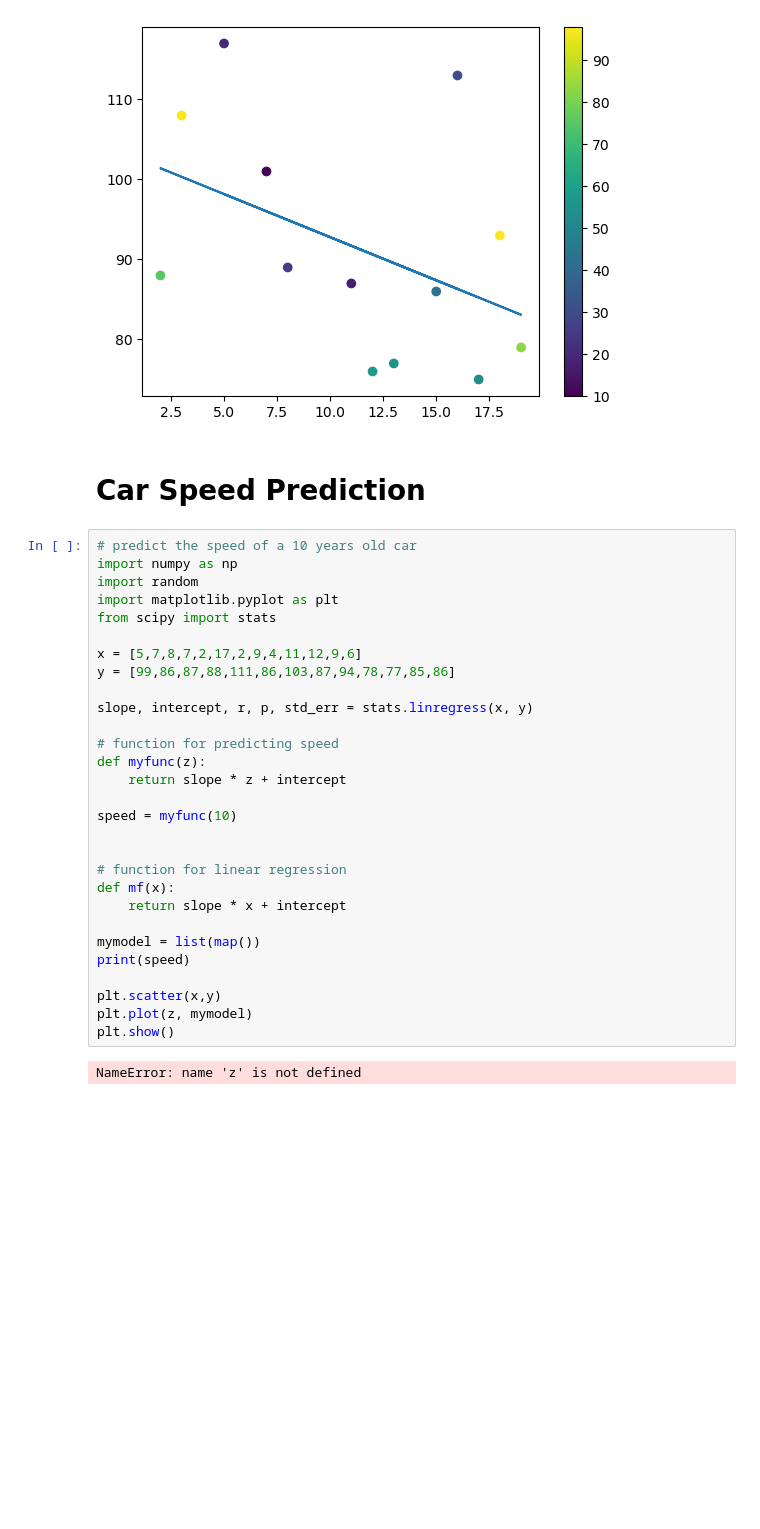
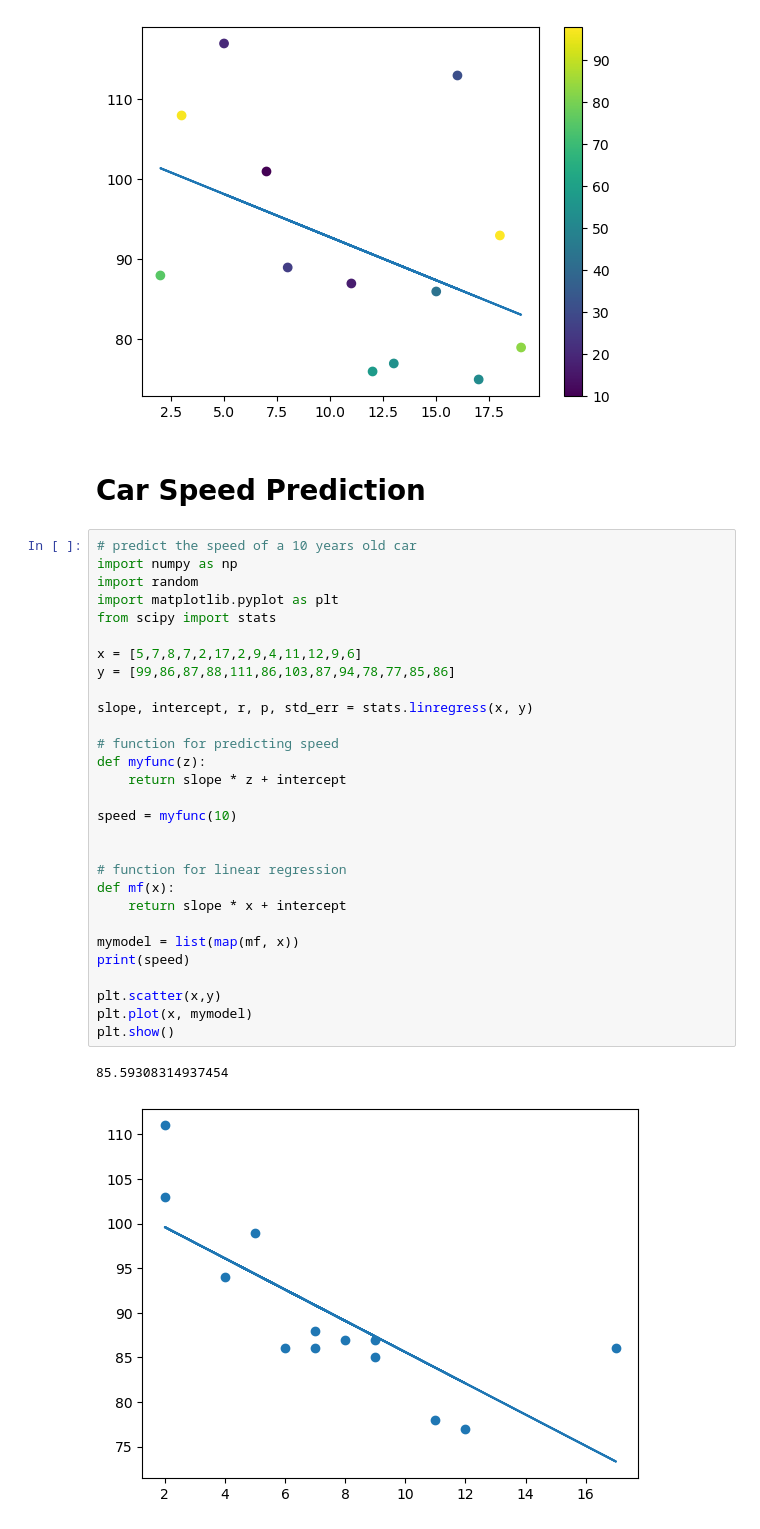
Before and after one commit to jabedkhanjb/Machine-Learning, a Jupyter notebook: Linear Regression.ipynb, the cells around one changed output. Drawn from its saved outputs; the diff is of its cells as text; blank space fills up the shorter version.

```diff
--- a/Linear Regression.ipynb
+++ b/Linear Regression.ipynb
@@ -140,36 +140,37 @@ plt.colorbar()
 plt.show()
 # %% [output]
 [figure]
-# %% [markdown]
-# Car Speed Prediction
+# %% [markdown]
+# Car Speed Prediction
 # %%
 # predict the speed of a 10 years old car
 import numpy as np
 import random
 import matplotlib.pyplot as plt
 from scipy import stats
 
 x = [5,7,8,7,2,17,2,9,4,11,12,9,6]
 y = [99,86,87,88,111,86,103,87,94,78,77,85,86]
 
 slope, intercept, r, p, std_err = stats.linregress(x, y)
 
 # function for predicting speed
 def myfunc(z):
     return slope * z + intercept
 
 speed = myfunc(10)
 
 
 # function for linear regression
 def mf(x):
     return slope * x + intercept
 
-mymodel = list(map())
+mymodel = list(map(mf, x))
 print(speed)
 
 plt.scatter(x,y)
-plt.plot(z, mymodel)
+plt.plot(x, mymodel)
 plt.show()
 # %% [output]
-NameError: name 'z' is not defined
+85.59308314937454
+[figure, added]
```
Also changed, not shown: parts of 21 cells of this notebook, 1 other file.
